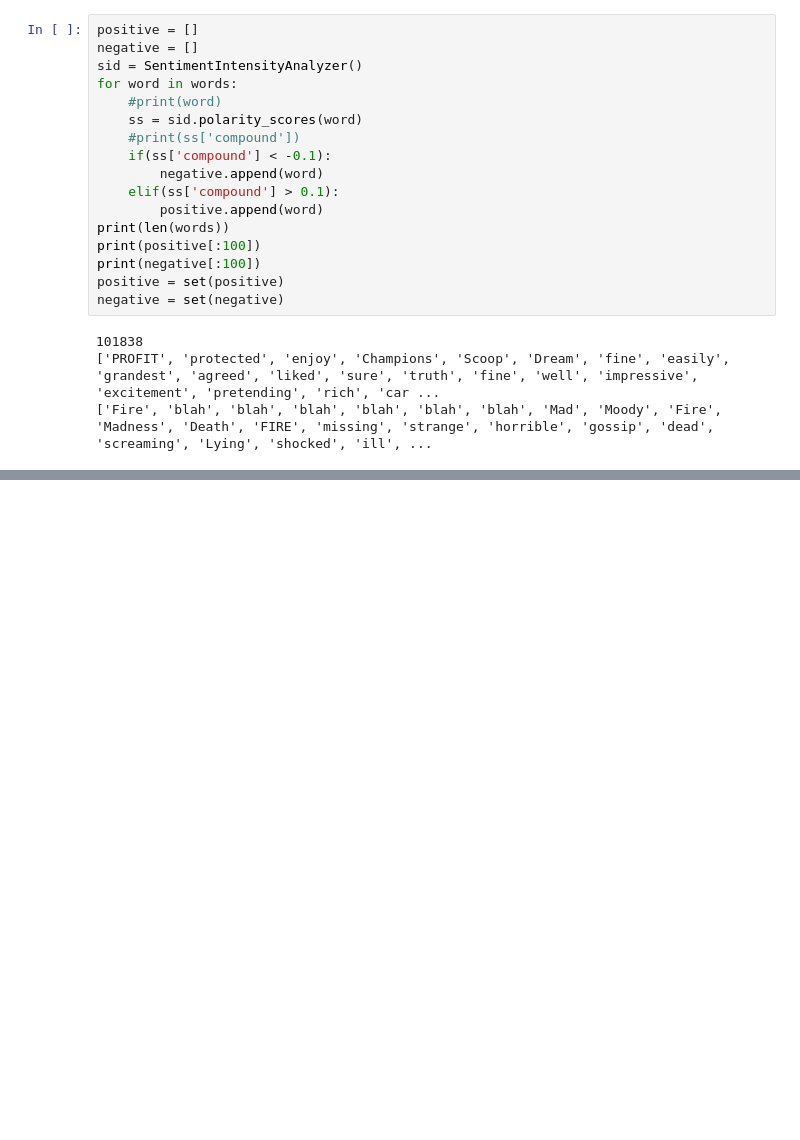
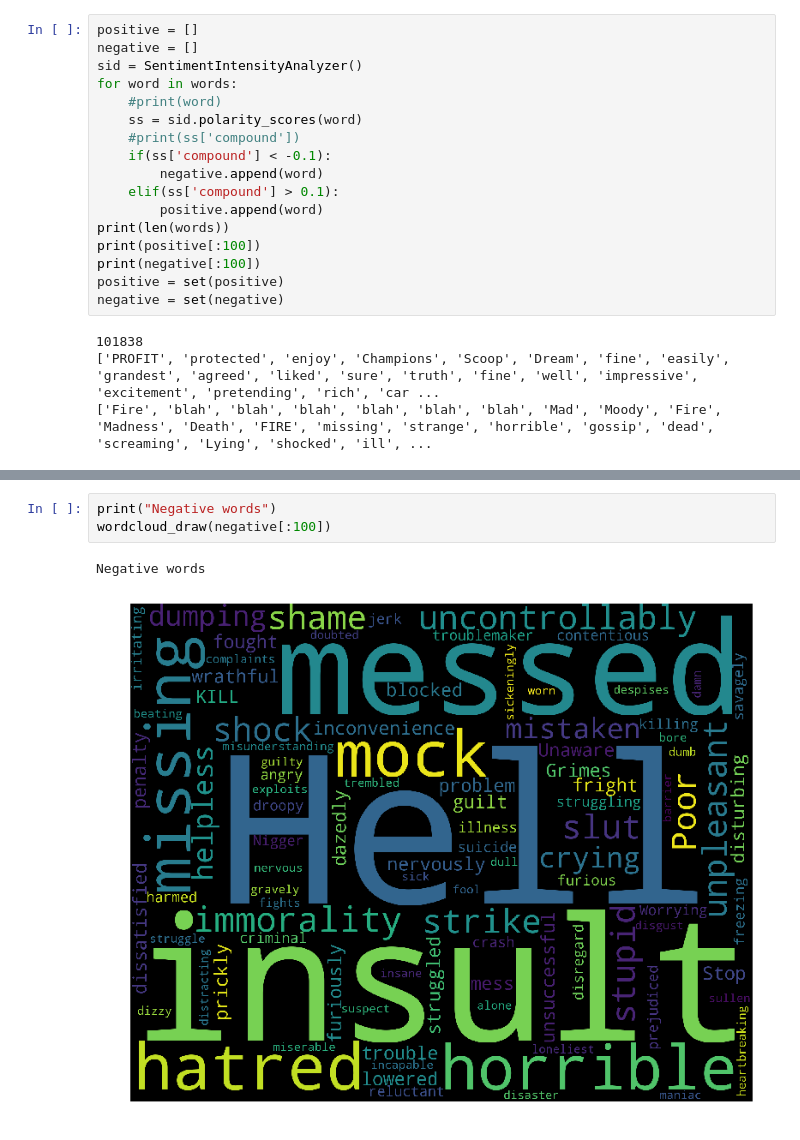
Before and after one commit to Sudha247/Sentiment-Analysis-Experiments, a Jupyter notebook: bookCloud.ipynb, the cells around one changed output, grey strips where cells are left out. Drawn from its saved outputs; the diff is of its cells as text; blank space fills up the shorter version.

```diff
--- a/bookCloud.ipynb
+++ b/bookCloud.ipynb
@@ -73,0 +119,6 @@ Negative words
+# %%
+print("Negative words")
+wordcloud_draw(negative[:100])
+# %% [output]
+Negative words
+[figure, added]
```
Also changed, not shown: parts of 6 cells of this notebook, 3 other files.
